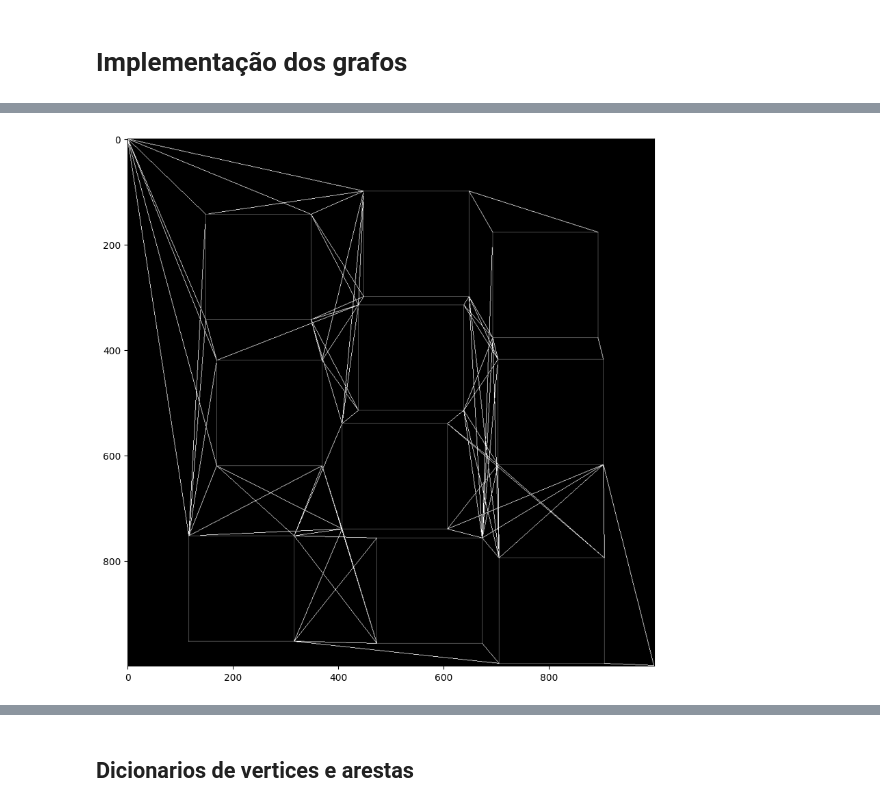
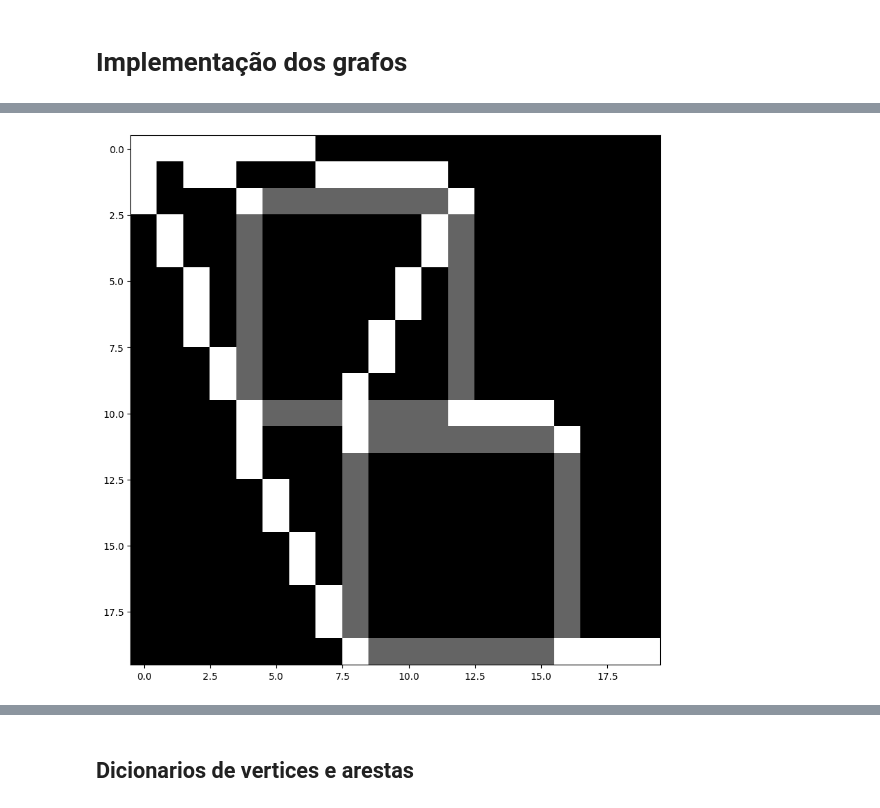
Before and after one commit to KillerGlass/sistemas-inteligentes, a Jupyter notebook: obs_grafo.ipynb, the cells around one changed output, grey strips where cells are left out. Saved outputs shown, nothing was run; the diff lists cells and outputs as text; code cells hidden in the pictures.

```diff
--- a/obs_grafo.ipynb
+++ b/obs_grafo.ipynb
@@ -89,12 +90,17 @@ def star_schema(point_target, matriz, obs, list_segments):
 
     return points_possibles
 # %%
-def get_edge_segments(matriz, edge:list[list], list_segment: list):
+def get_edge_segments(matriz, edge:list[list], list_segment: list, dict_segments: dict):
 
-    list_segment.extend( calculate_line(edge[0], edge[1], matriz))
-    list_segment.extend(calculate_line(edge[1], edge[2], matriz))
-    list_segment.extend(calculate_line(edge[3], edge[2], matriz))
-    list_segment.extend(calculate_line(edge[0], edge[3], matriz))
+    p1 = ( calculate_line(edge[0], edge[1], matriz))
+    p2 = (calculate_line(edge[1], edge[2], matriz))
+    p3 = (calculate_line(edge[3], edge[2], matriz))
+    p4 = (calculate_line(edge[0], edge[3], matriz))
+    dict_segments[edge[0]] = {edge[1]: p1, edge[2]: p4}
+    dict_segments[edge[1]] = {edge[2]: p2}
+    dict_segments[edge[2]] = {edge[2]: p3}
+
+    list_segment.extend(p1 + p2 + p3 + p4)
 
     return list_segment
 # %%
@@ -102,10 +108,12 @@ def calculate__route(matriz: np.array,
                      point_initial: tuple,
                      point_final: tuple,
                      obs: list[list],
-                     list_segments: list
+                     list_segments: list,
+                     dict_segments: list
                      ):
 
-    points_possibles = line = []
+    points_possibles = {}
+    line = []
 
     if line := calculate_line(point_initial, point_final , matriz, list_segments, False):
         fill_line(matriz,line,255)
@@ -119,7 +127,11 @@ def calculate__route(matriz: np.array,
             for point in keys_possibels:
 
                 points_possibles[point] = star_schema(point, matriz, obs, list_segments)
+
+                if(point in dict_segments.keys()):
+                    points_possibles[point].update(dict_segments[point])
                 aux_keys.extend( list(points_possibles[point].keys()))
+
 
 
             aux_keys = set(aux_keys)
@@ -140,7 +152,7 @@ def create_matriz(
     # Cria a matriz usando numpy_min
     matriz = np.zeros((tamanho, tamanho,3), dtype=int)
 
-    fill_line(matriz,[point_init, point_final])
+    fill_line(matriz,[point_init, point_final],100)
 
     # lista de obstaculos
     obstaculos = []
@@ -150,6 +162,7 @@ def create_matriz(
     # loop de gerar obstaculos
     num_obstaculos = 0
     list_segments = []
+    dict_segments = {}
     while num_obstaculos < qtd_obs:
 
         # Gere coordenadas aleatórias do canto superior esquerdo dentro do intervalo válido
@@ -175,9 +188,9 @@ def create_matriz(
 
         obstaculos.append(obstaculo)
 
-        get_edge_segments(matriz,obstaculo, list_segments)
+        get_edge_segments(matriz,obstaculo, list_segments, dict_segments)
 
-    return matriz, list_segments, obstaculos
+    return matriz, list_segments, obstaculos, dict_segments
 # %%
 def main():
 
@@ -208,26 +220,26 @@ main()
 # %%
 # Define o tamanho da matriz
-tamanho = 1000
+tamanho = 20
 
 # Define o tamanho dos obstaculos
-tamanho_obstaculo = 200
+tamanho_obstaculo = 8
 
 point_1 = (0,0)
-point_2 = (999,999)
+point_2 = (19,19)
 
-matriz, list_segments , obs= create_matriz(tamanho, tamanho_obstaculo, 10, point_1, point_2)
+matriz, list_segments , obs, dict_segments = create_matriz(tamanho, tamanho_obstaculo, 2, point_1, point_2)
 
 
 
-points = calculate__route(matriz, point_1, point_2, obs, list_segments)
+points = calculate__route(matriz, point_1, point_2, obs, list_segments, dict_segments)
 
 
 # plota a matiz
 plt.figure(figsize=(10,10))
 plt.imshow(matriz)
 plt.show()
 # %% [output]
-[figure, old version]
+[figure, new version]
 # %%
 points.keys()
 # %% [output]
```
Also changed, not shown: parts of 13 cells of this notebook.
